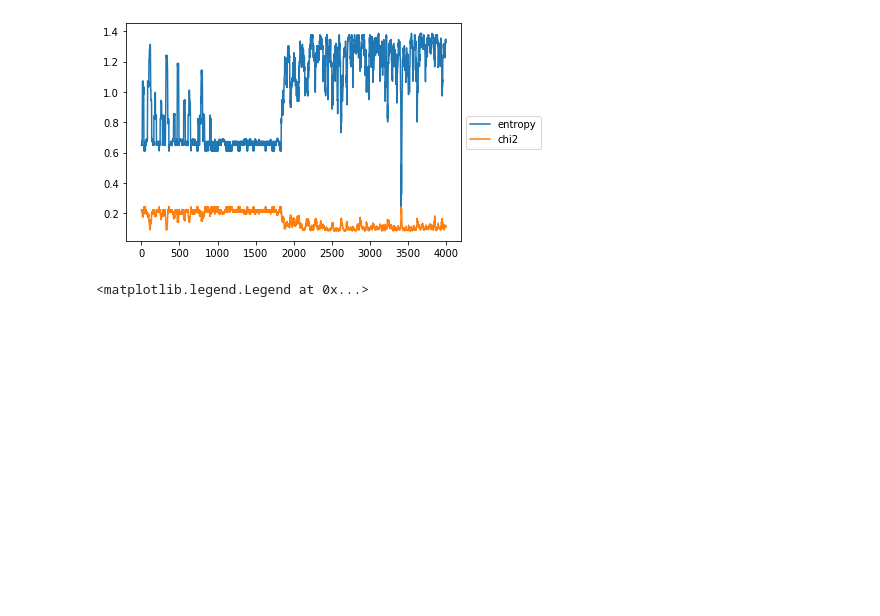
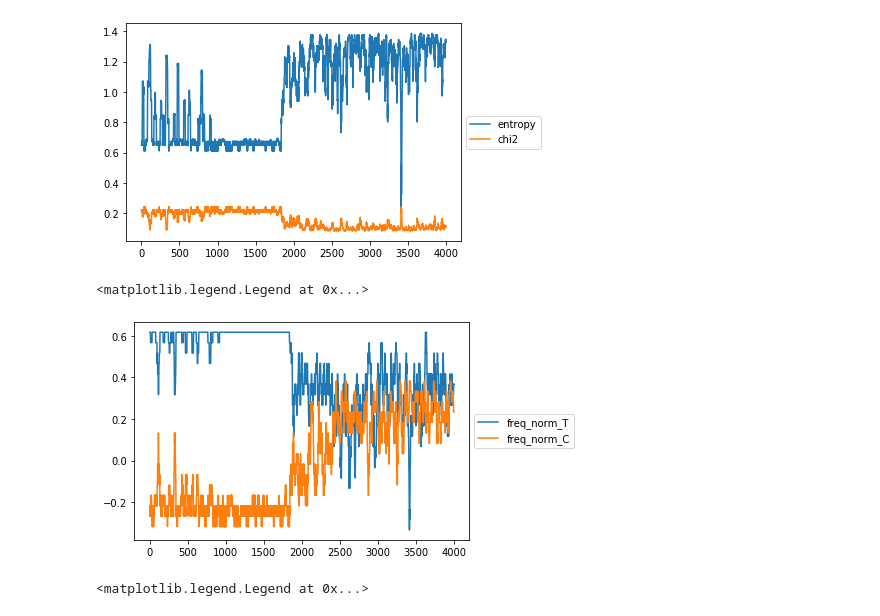
Before and after one commit to GillesFischerSorbonne/telofinder, a Jupyter notebook: telofinder/python_script/analyse_telom_testing.ipynb, the cells around one changed output. Saved outputs shown, nothing was run; the diff lists cells and outputs as text; code cells hidden in the pictures; blank space fills up the shorter version.

```diff
--- a/telofinder/python_script/analyse_telom_testing.ipynb
+++ b/telofinder/python_script/analyse_telom_testing.ipynb
@@ -69,6 +69,11 @@ seq_df.loc["test.telo.blocks", "utg84"].loc[0:4000, ["entropy", "chi2"]].plot().
 # %% [output]
 <matplotlib.legend.Legend at 0x...>
 [figure]
+# %%
+seq_df.loc["test.telo.blocks", "utg84"].loc[0:4000, ["freq_norm_T", "freq_norm_C"]].plot().legend(loc='center left', bbox_to_anchor=(1, 0.5))
+# %% [output]
+<matplotlib.legend.Legend at 0x...>
+[figure, added]
 # %%
 seq_df.loc["test.telo.blocks", "utg84"].loc[0:4000, ["skew_norm", "chi2"]].plot().legend(loc='center left', bbox_to_anchor=(1, 0.5))
 # %% [output]
```
Also changed, not shown: parts of 2 cells of this notebook, 1 other file.
